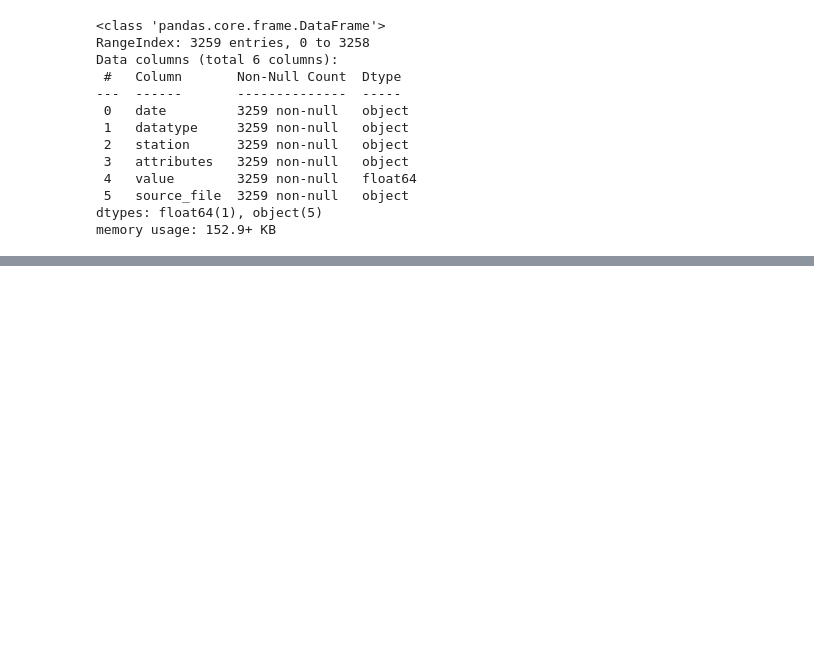
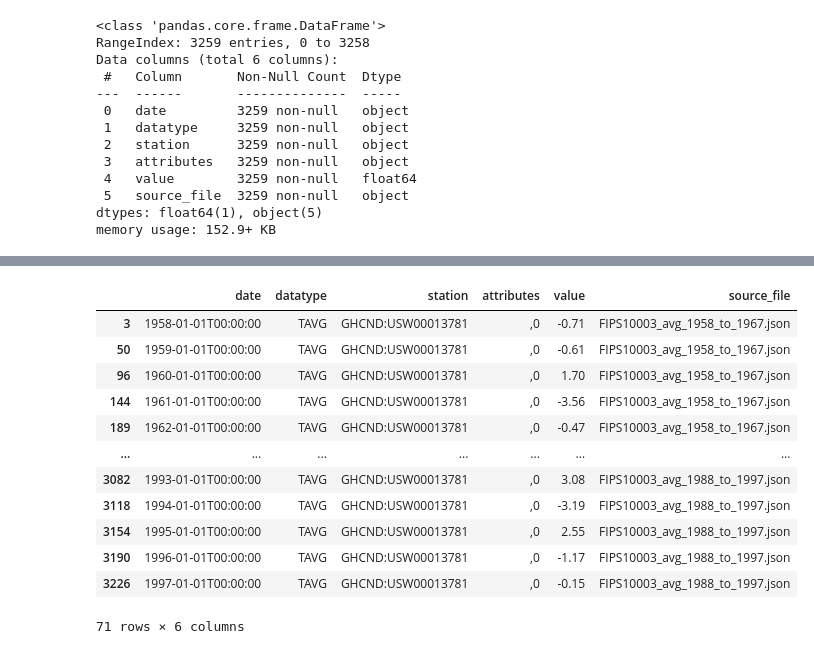
Before and after one commit to IaraKrasnoff/Week5JupyterNotebooks, a Jupyter notebook: NOAAMonthlySummaries/loading_and_graphing_monthly_summaries.ipynb, the cells around one changed output, grey strips where cells are left out. Saved outputs shown, nothing was run; the diff lists cells and outputs as text; code cells hidden in the pictures; blank space fills up the shorter version.

```diff
--- a/NOAAMonthlySummaries/loading_and_graphing_monthly_summaries.ipynb
+++ b/NOAAMonthlySummaries/loading_and_graphing_monthly_summaries.ipynb
@@ -107,0 +146,21 @@ https://www.ncdc.noaa.gov/cdo-web/api/v2/stations/GHCND:USW00013781
+# %%
+# Create a DataFrame called jan_readings.
+# This DataFrame should filter the contents of df_wilm_readings in such a way that it only keeps records
+# which are associated with the month of January.
+# Make sure that rows are sorted by date.
+jan_readings=df_wilm_readings[pd.to_datetime(df_wilm_readings['date']).dt.month == 1]
+jan_readings
+# %% [output]
+|  | date | datatype | station | attributes | value | source_file |
+| 3 | 1958-01-01T00:00:00 | TAVG | GHCND:USW00013781 | ,0 | -0.71 | FIPS10003_avg_1958_to_1967.json |
+| 50 | 1959-01-01T00:00:00 | TAVG | GHCND:USW00013781 | ,0 | -0.61 | FIPS10003_avg_1958_to_1967.json |
+| 96 | 1960-01-01T00:00:00 | TAVG | GHCND:USW00013781 | ,0 | 1.70 | FIPS10003_avg_1958_to_1967.json |
+| 144 | 1961-01-01T00:00:00 | TAVG | GHCND:USW00013781 | ,0 | -3.56 | FIPS10003_avg_1958_to_1967.json |
+| 189 | 1962-01-01T00:00:00 | TAVG | GHCND:USW00013781 | ,0 | -0.47 | FIPS10003_avg_1958_to_1967.json |
+| ... | ... | ... | ... | ... | ... | ... |
+| 3082 | 1993-01-01T00:00:00 | TAVG | GHCND:USW00013781 | ,0 | 3.08 | FIPS10003_avg_1988_to_1997.json |
+| 3118 | 1994-01-01T00:00:00 | TAVG | GHCND:USW00013781 | ,0 | -3.19 | FIPS10003_avg_1988_to_1997.json |
+| 3154 | 1995-01-01T00:00:00 | TAVG | GHCND:USW00013781 | ,0 | 2.55 | FIPS10003_avg_1988_to_1997.json |
+| 3190 | 1996-01-01T00:00:00 | TAVG | GHCND:USW00013781 | ,0 | -1.17 | FIPS10003_avg_1988_to_1997.json |
+| 3226 | 1997-01-01T00:00:00 | TAVG | GHCND:USW00013781 | ,0 | -0.15 | FIPS10003_avg_1988_to_1997.json |
+71 rows × 6 columns
```
Also changed, not shown: parts of 9 cells of this notebook, 4 other files.
